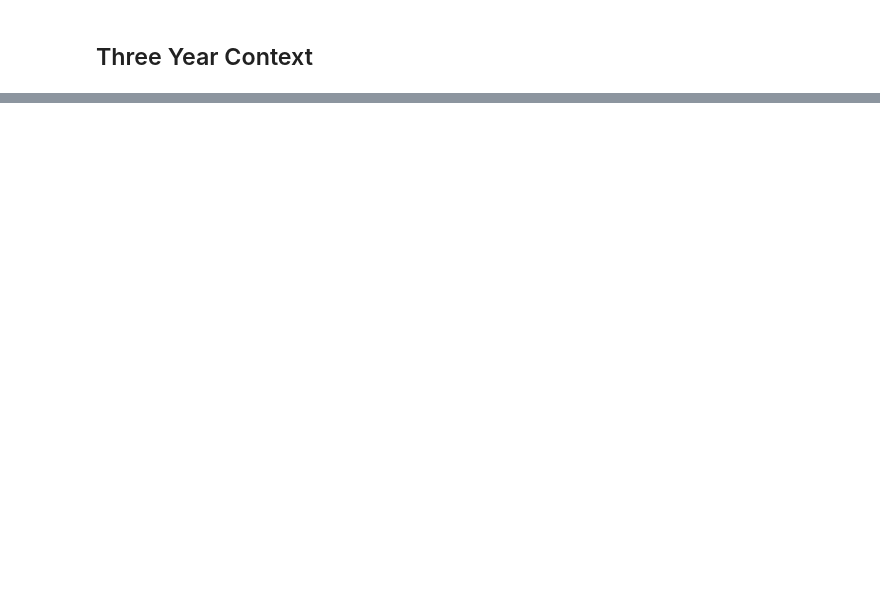
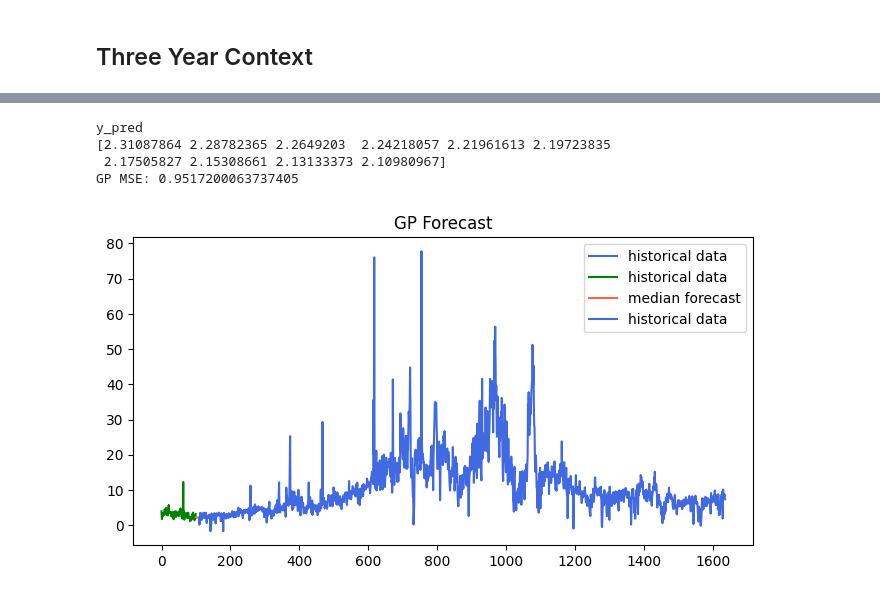
Before and after one commit to williamrodz/llm_for_ts_electricity_prices_forecasting, a Jupyter notebook: system_price.ipynb, the cells around one changed output, grey strips where cells are left out. Drawn from its saved outputs; the diff is of its cells as text; code cells hidden in the pictures; blank space fills up the shorter version.

Commit message:
GP Prediction on cell

```diff
--- a/system_price.ipynb
+++ b/system_price.ipynb
@@ -312,0 +500,55 @@ import GPy
+# %%
+from sklearn.gaussian_process import GaussianProcessRegressor
+from sklearn.gaussian_process.kernels import RBF, Matern, RationalQuadratic, ExpSineSquared, ConstantKernel as C
+
+
+def gp_predict(df, column, training_start_index, training_end_index, prediction_length):
+  # Extract the data
+
+  training_df = utils.get_sub_df_from_index(df, training_start_index, training_end_index)
+
+  # Define the kernel
+  kernel = C(1.0, (1e-3, 1e3)) * RBF(1, (1e-2, 1e2)) + Matern(length_scale=1.0, nu=1.5) + ExpSineSquared(length_scale=1.0, periodicity=3.0)
+
+  # Create Gaussian Process Regressor
+  gp = GaussianProcessRegressor(kernel=kernel, n_restarts_optimizer=10)
+
+  x_train = np.array(range(len(training_df))).reshape(-1, 1)
+
+  # print("x_train")
+  # print(x_train)
+  # print("training_df[column]")
+  # print(training_df[column])
+
+  # Fit to the training data
+  gp.fit(x_train, training_df[column])
+
+  # Make predictions
+  forecast_index = df.index[training_end_index:training_end_index + prediction_length]
+  y_pred, sigma = gp.predict(forecast_index.to_numpy().reshape(-1, 1), return_std=True)
+
+  print("y_pred")
+  print(y_pred)
+
+  actual_values = df[forecast_index[0]:forecast_index[-1]][column]
+
+  gp_mse = utils.calculate_mse(actual_values, y_pred)
+  print(f"GP MSE: {gp_mse}")
+
+  # Plot the original data and the forecast
+  plt.figure(figsize=(8, 4))
+  plt.title("GP Forecast")
+  plt.plot(df[column][: training_start_index], color="royalblue", label="historical data")
+  plt.plot(df[column][training_start_index: training_end_index], color="green", label="historical data")
+  plt.plot(forecast_index, y_pred, color="tomato", label="median forecast")
+  plt.plot(df[column][forecast_index[-1]:], color="royalblue", label="historical data")
+  plt.legend()
+  plt.show()
+
+gp_predict(system_prices, 'Daily average', 0, 100, 10)
+# %% [output]
+y_pred
+[2.31087864 2.28782365 2.2649203  2.24218057 2.21961613 2.19723835
+ 2.17505827 2.15308661 2.13133373 2.10980967]
+GP MSE: 0.9517200063737405
+[figure, added]
```
Also changed, not shown: parts of 5 cells of this notebook, 3 other files.
